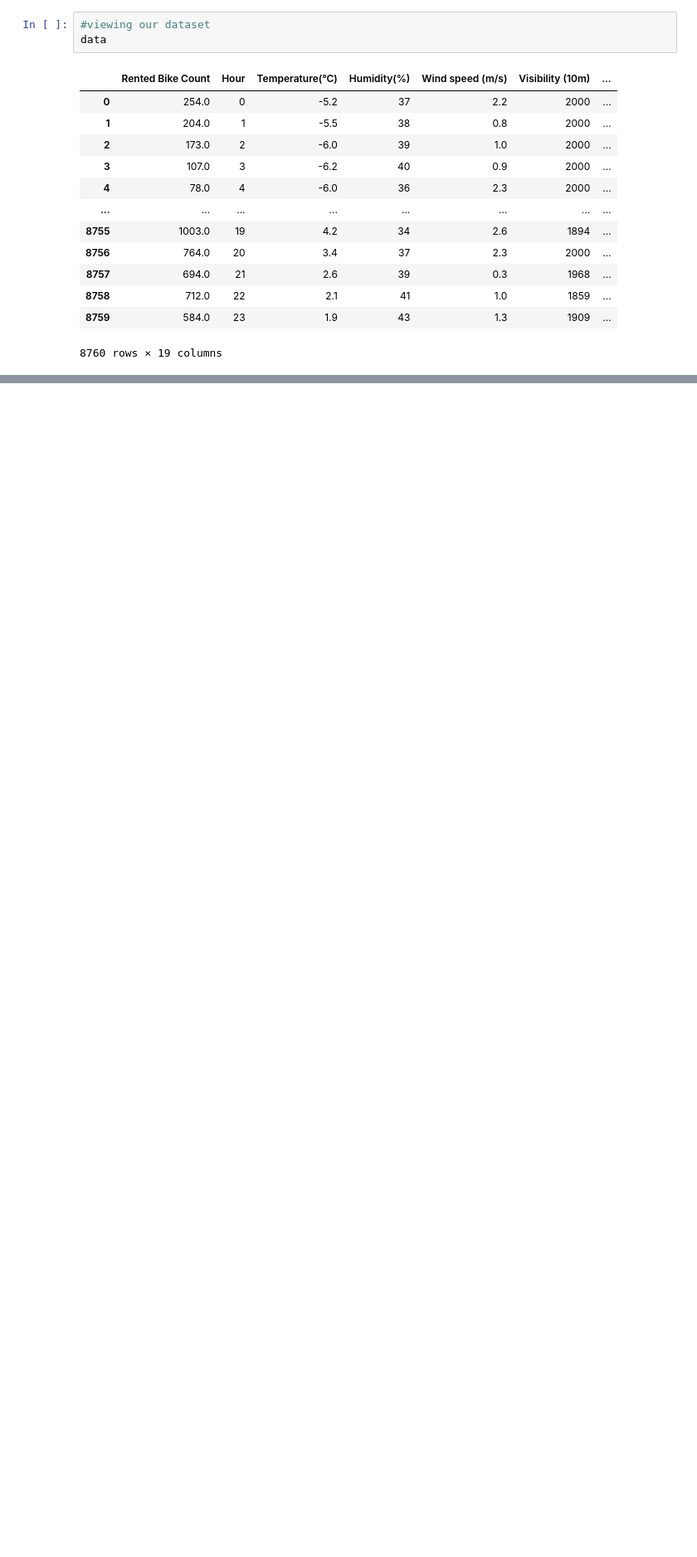
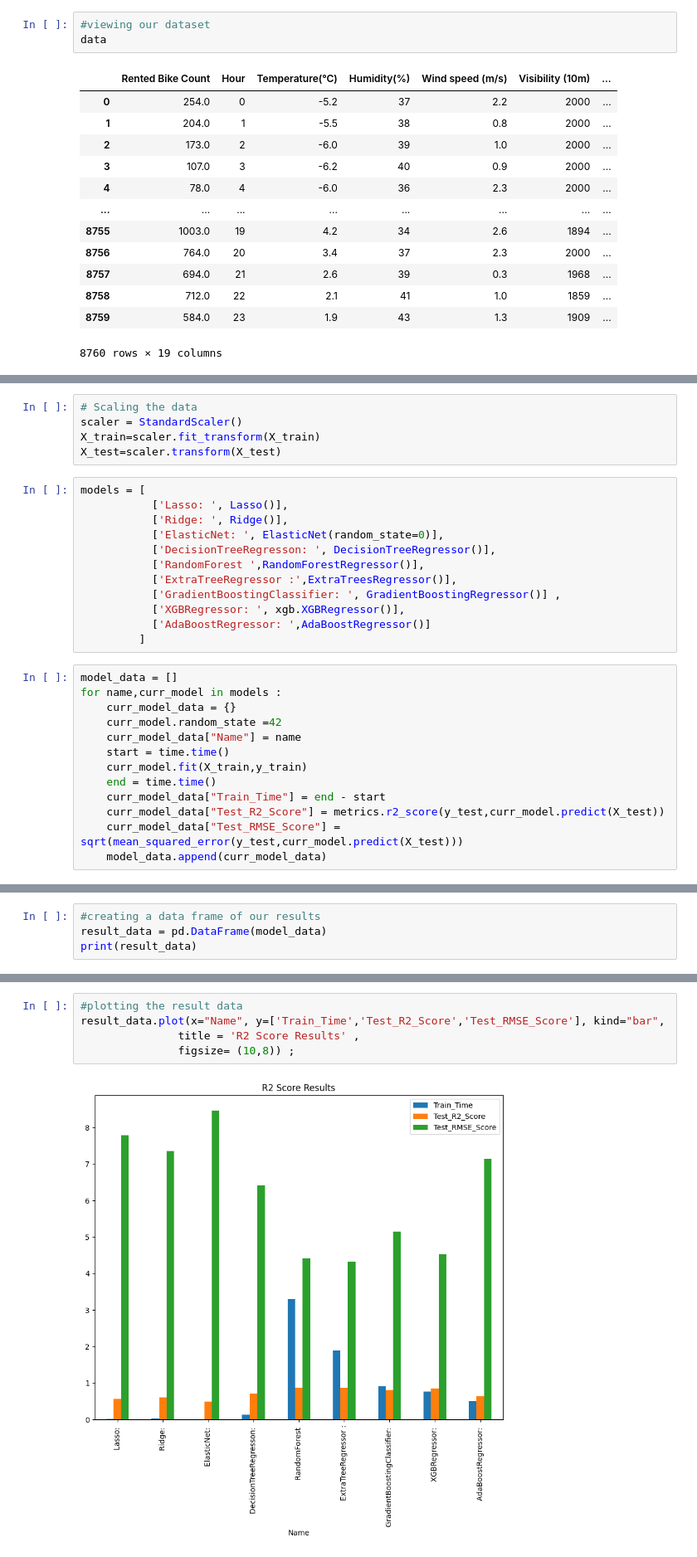
Before and after one commit to DIWAKAR-V/ML-Regression-Project-Bike-Sharing-Demand-Prediction, a Jupyter notebook: Bike_Sharing_Demand_Prediction.ipynb, the cells around one changed output, grey strips where cells are left out. Shown at 83% size. Cells and saved outputs as stored; diff of their text form; blank space fills up the shorter version.

```diff
--- a/Bike_Sharing_Demand_Prediction.ipynb
+++ b/Bike_Sharing_Demand_Prediction.ipynb
@@ -347,0 +445,30 @@ for n,column in enumerate(independent_variables):
+# %%
+# Scaling the data
+scaler = StandardScaler()
+X_train=scaler.fit_transform(X_train)
+X_test=scaler.transform(X_test)
+# %%
+models = [
+           ['Lasso: ', Lasso()],
+           ['Ridge: ', Ridge()],
+           ['ElasticNet: ', ElasticNet(random_state=0)],
+           ['DecisionTreeRegresson: ', DecisionTreeRegressor()],
+           ['RandomForest ',RandomForestRegressor()],
+           ['ExtraTreeRegressor :',ExtraTreesRegressor()],
+           ['GradientBoostingClassifier: ', GradientBoostingRegressor()] ,
+           ['XGBRegressor: ', xgb.XGBRegressor()],
+           ['AdaBoostRegressor: ',AdaBoostRegressor()]
+         ]
+# %%
+model_data = []
+for name,curr_model in models :
+    curr_model_data = {}
+    curr_model.random_state =42
+    curr_model_data["Name"] = name
+    start = time.time()
+    curr_model.fit(X_train,y_train)
+    end = time.time()
+    curr_model_data["Train_Time"] = end - start
+    curr_model_data["Test_R2_Score"] = metrics.r2_score(y_test,curr_model.predict(X_test))
+    curr_model_data["Test_RMSE_Score"] = sqrt(mean_squared_error(y_test,curr_model.predict(X_test)))
+    model_data.append(curr_model_data)
@@ -347,0 +495,4 @@ for n,column in enumerate(independent_variables):
+# %%
+#creating a data frame of our results
+result_data = pd.DataFrame(model_data)
+print(result_data)
@@ -347,0 +510,7 @@ for n,column in enumerate(independent_variables):
+# %%
+#plotting the result data
+result_data.plot(x="Name", y=['Train_Time','Test_R2_Score','Test_RMSE_Score'], kind="bar",
+               title = 'R2 Score Results' ,
+               figsize= (10,8)) ;
+# %% [output]
+[figure, added]
```
Also changed, not shown: parts of 12 cells of this notebook.
